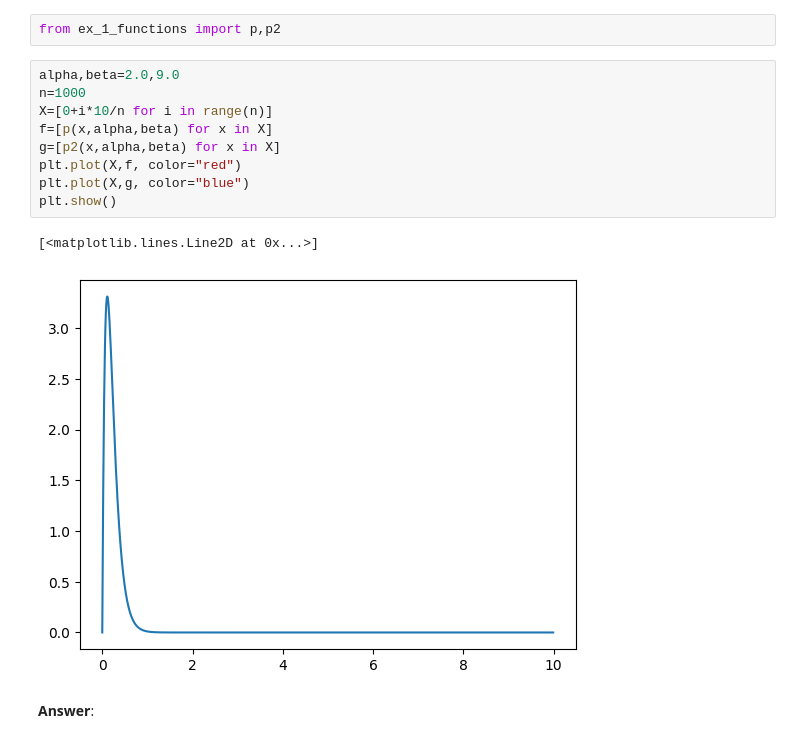
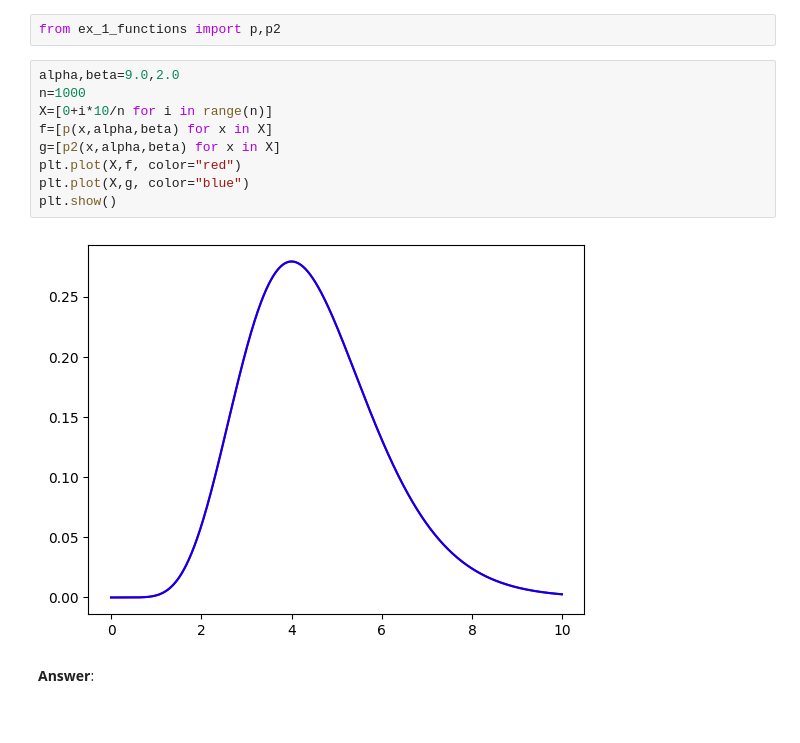
Before and after one commit to marcaIL/python_sdia, a Jupyter notebook: Labs/Lab2/lab2.ipynb, the cells around one changed output. Saved outputs shown, nothing was run; the diff lists cells and outputs as text.

```diff
--- a/Labs/Lab2/lab2.ipynb
+++ b/Labs/Lab2/lab2.ipynb
@@ -56,17 +56,16 @@ and displaying their histogram. In the following, we consider $(\alpha, \beta) =
 # %%
 from ex_1_functions import p,p2
 # %%
-alpha,beta=2.0,9.0
+alpha,beta=9.0,2.0
 n=1000
 X=[0+i*10/n for i in range(n)]
 f=[p(x,alpha,beta) for x in X]
 g=[p2(x,alpha,beta) for x in X]
 plt.plot(X,f, color="red")
 plt.plot(X,g, color="blue")
 plt.show()
 # %% [output]
-[<matplotlib.lines.Line2D at 0x...>]
-[figure, old version]
+[figure, new version]
 # %% [markdown]
 **Answer**:
 # %%
```
Also changed, not shown: parts of 12 cells of this notebook, 4 other files.
